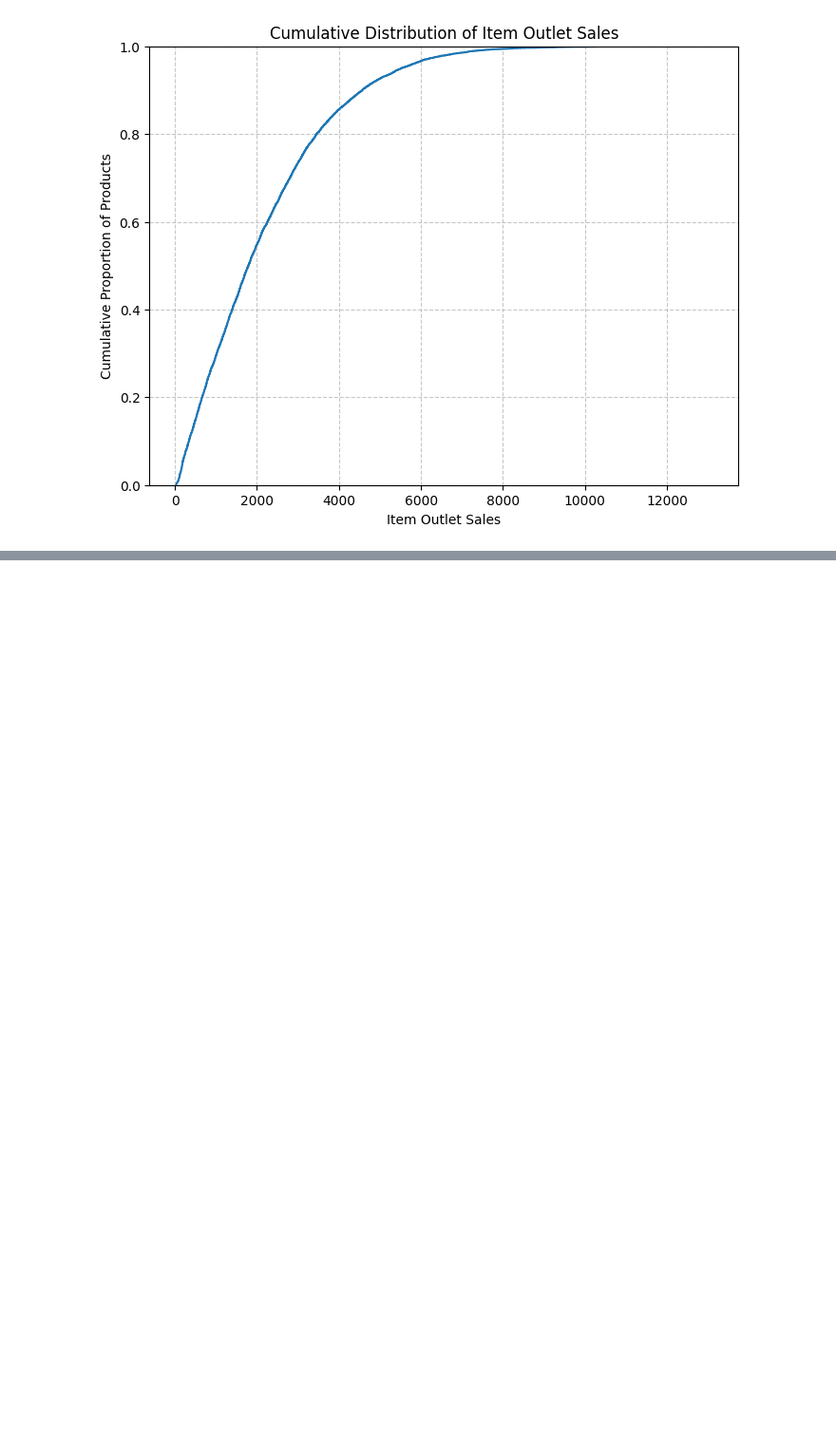
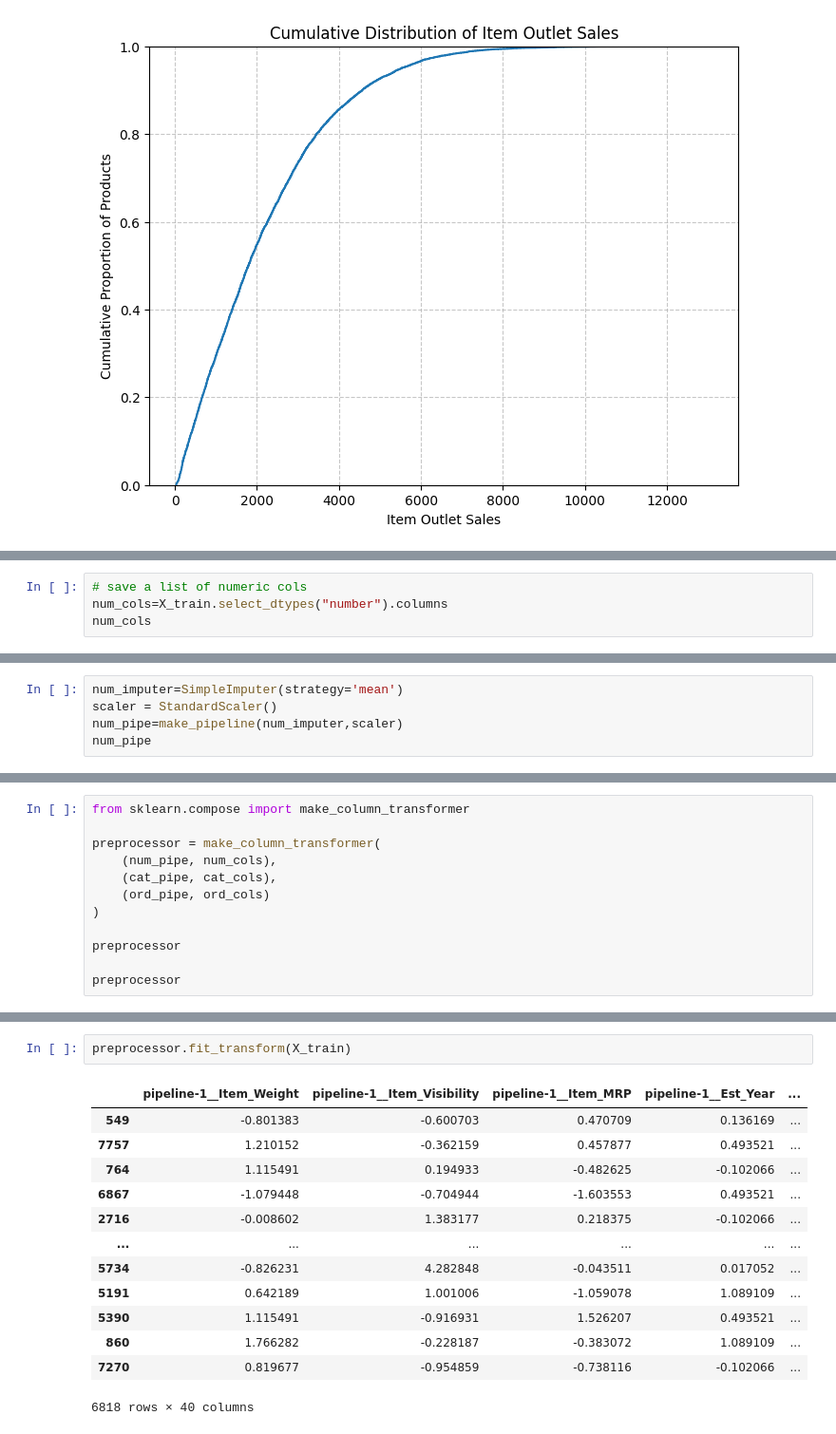
Before and after one commit to farahwadya/Predection-of-sales--machine-learning, a Jupyter notebook: Predection_of_sales_machine_learning.ipynb, the cells around one changed output, grey strips where cells are left out. Shown at 95% size. Cells and saved outputs as stored; diff of their text form; blank space fills up the shorter version.

```diff
--- a/Predection_of_sales_machine_learning.ipynb
+++ b/Predection_of_sales_machine_learning.ipynb
@@ -274,0 +366,4 @@ plt.show()
+# %%
+# save a list of numeric cols
+num_cols=X_train.select_dtypes("number").columns
+num_cols
@@ -274,0 +372,5 @@ plt.show()
+# %%
+num_imputer=SimpleImputer(strategy='mean')
+scaler = StandardScaler()
+num_pipe=make_pipeline(num_imputer,scaler)
+num_pipe
@@ -274,0 +380,12 @@ plt.show()
+# %%
+from sklearn.compose import make_column_transformer
+
+preprocessor = make_column_transformer(
+    (num_pipe, num_cols),
+    (cat_pipe, cat_cols),
+    (ord_pipe, ord_cols)
+)
+
+preprocessor
+
+preprocessor
@@ -274,0 +410,16 @@ plt.show()
+# %%
+preprocessor.fit_transform(X_train)
+# %% [output]
+|  | pipeline-1__Item_Weight | pipeline-1__Item_Visibility | pipeline-1__Item_MRP | pipeline-1__Est_Year | ... |
+| 549 | -0.801383 | -0.600703 | 0.470709 | 0.136169 | ... |
+| 7757 | 1.210152 | -0.362159 | 0.457877 | 0.493521 | ... |
+| 764 | 1.115491 | 0.194933 | -0.482625 | -0.102066 | ... |
+| 6867 | -1.079448 | -0.704944 | -1.603553 | 0.493521 | ... |
+| 2716 | -0.008602 | 1.383177 | 0.218375 | -0.102066 | ... |
+| ... | ... | ... | ... | ... | ... |
+| 5734 | -0.826231 | 4.282848 | -0.043511 | 0.017052 | ... |
+| 5191 | 0.642189 | 1.001006 | -1.059078 | 1.089109 | ... |
+| 5390 | 1.115491 | -0.916931 | 1.526207 | 0.493521 | ... |
+| 860 | 1.766282 | -0.228187 | -0.383072 | 1.089109 | ... |
+| 7270 | 0.819677 | -0.954859 | -0.738116 | -0.102066 | ... |
+6818 rows × 40 columns
```
Also changed, not shown: parts of 18 cells of this notebook.
